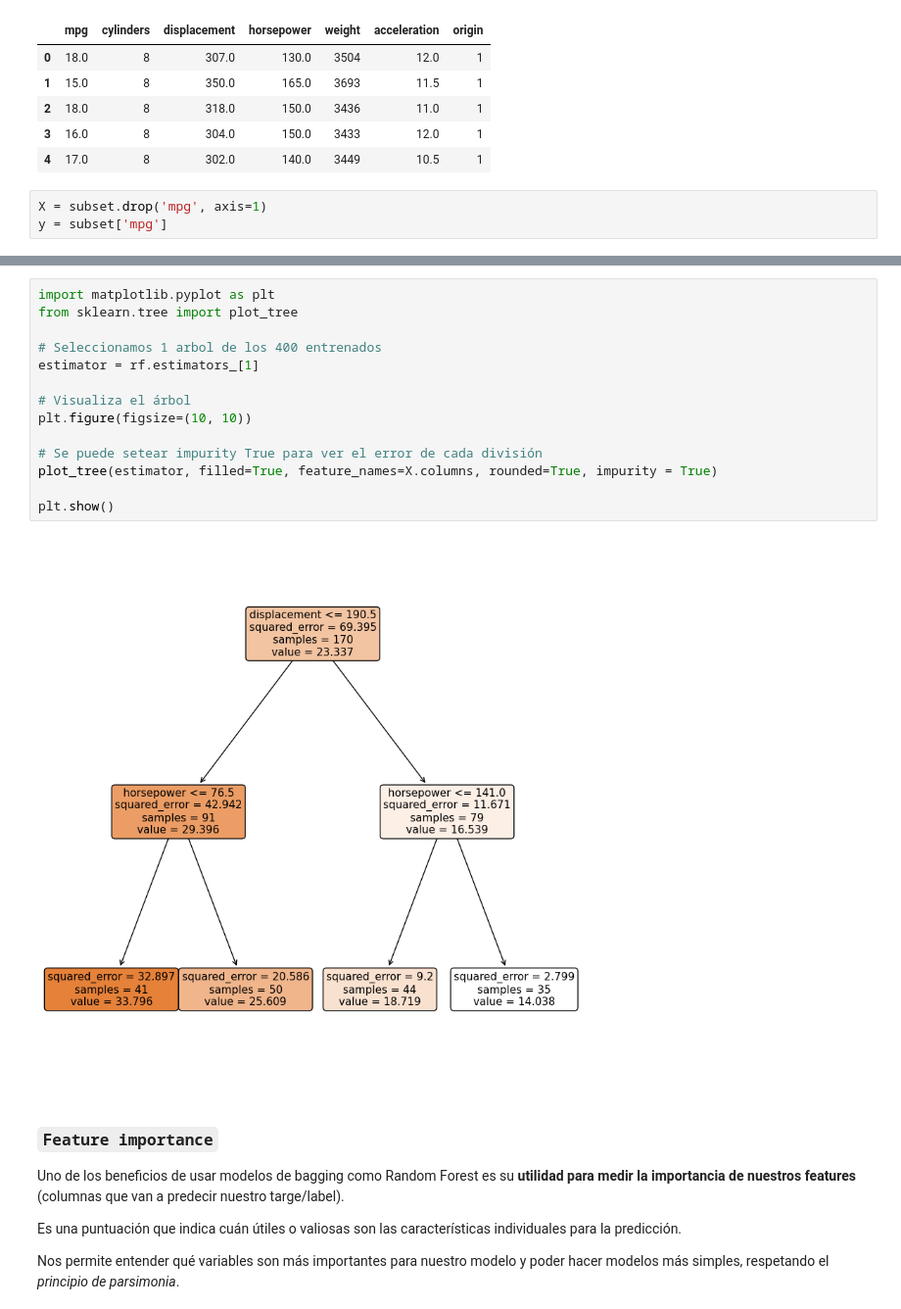
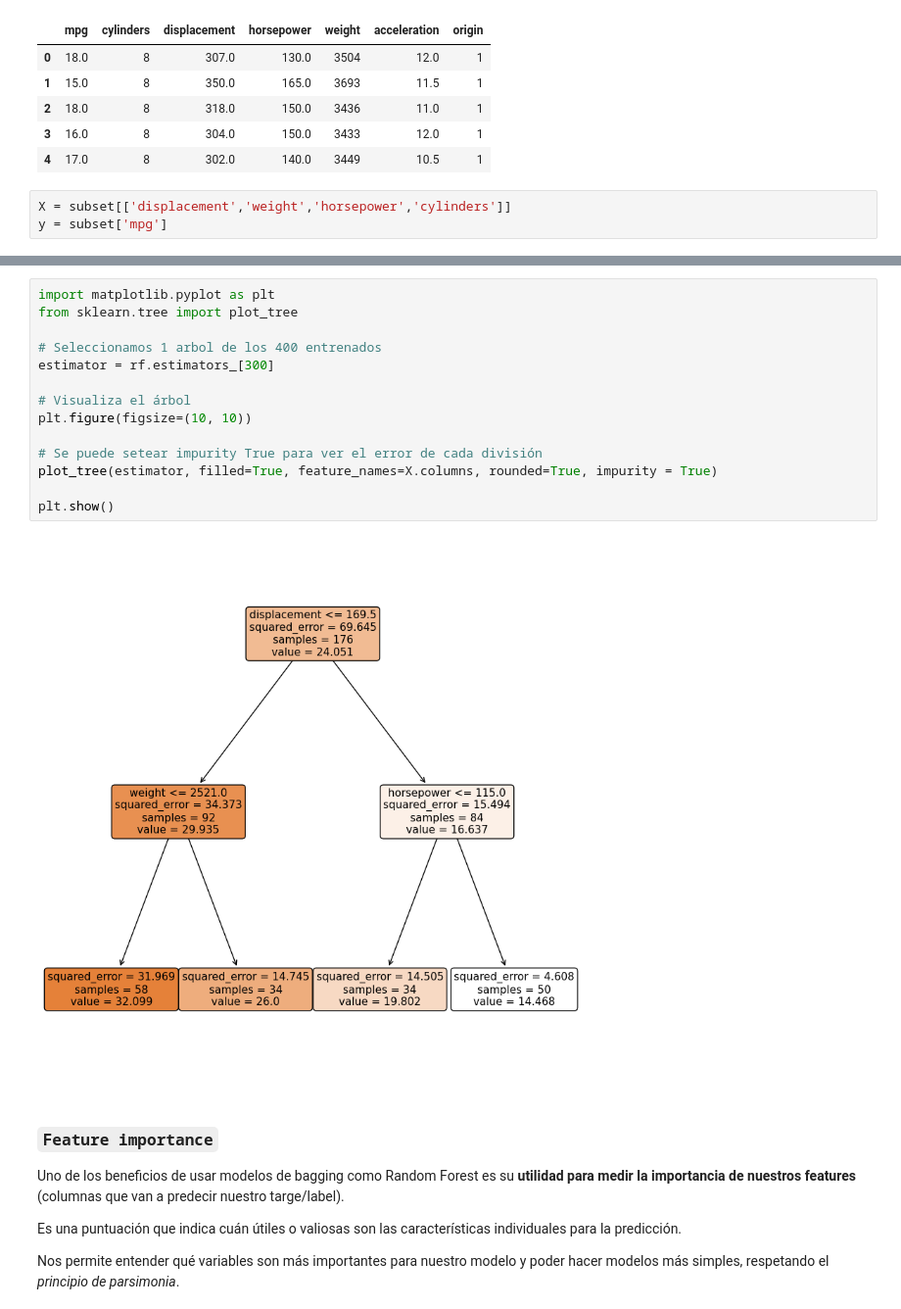
Before and after one commit to maicobernal/clases_unl, a Jupyter notebook: 01_ML_Supervised_Regression.ipynb, the cells around one changed output, grey strips where cells are left out. Shown at 98% size. Cells and saved outputs as stored; diff of their text form.

```diff
--- a/01_ML_Supervised_Regression.ipynb
+++ b/01_ML_Supervised_Regression.ipynb
@@ -941,5 +955,5 @@ subset.head()
 | 3 | 16.0 | 8 | 304.0 | 150.0 | 3433 | 12.0 | 1 |
 | 4 | 17.0 | 8 | 302.0 | 140.0 | 3449 | 10.5 | 1 |
 # %%
-X = subset.drop('mpg', axis=1)
+X = subset[['displacement','weight','horsepower','cylinders']]
 y = subset['mpg']
@@ -979,19 +1008,19 @@ MAE: 2.84
 # %%
 import matplotlib.pyplot as plt
 from sklearn.tree import plot_tree
 
 # Seleccionamos 1 arbol de los 400 entrenados
-estimator = rf.estimators_[1]
+estimator = rf.estimators_[300]
 
 # Visualiza el árbol
 plt.figure(figsize=(10, 10))
 
 # Se puede setear impurity True para ver el error de cada división
 plot_tree(estimator, filled=True, feature_names=X.columns, rounded=True, impurity = True)
 
 plt.show()
 # %% [output]
-[figure, old version]
+[figure, new version]
 # %% [markdown]
 ### **`Feature importance`**
 
```
Also changed, not shown: parts of 16 cells of this notebook, 14 other files.
